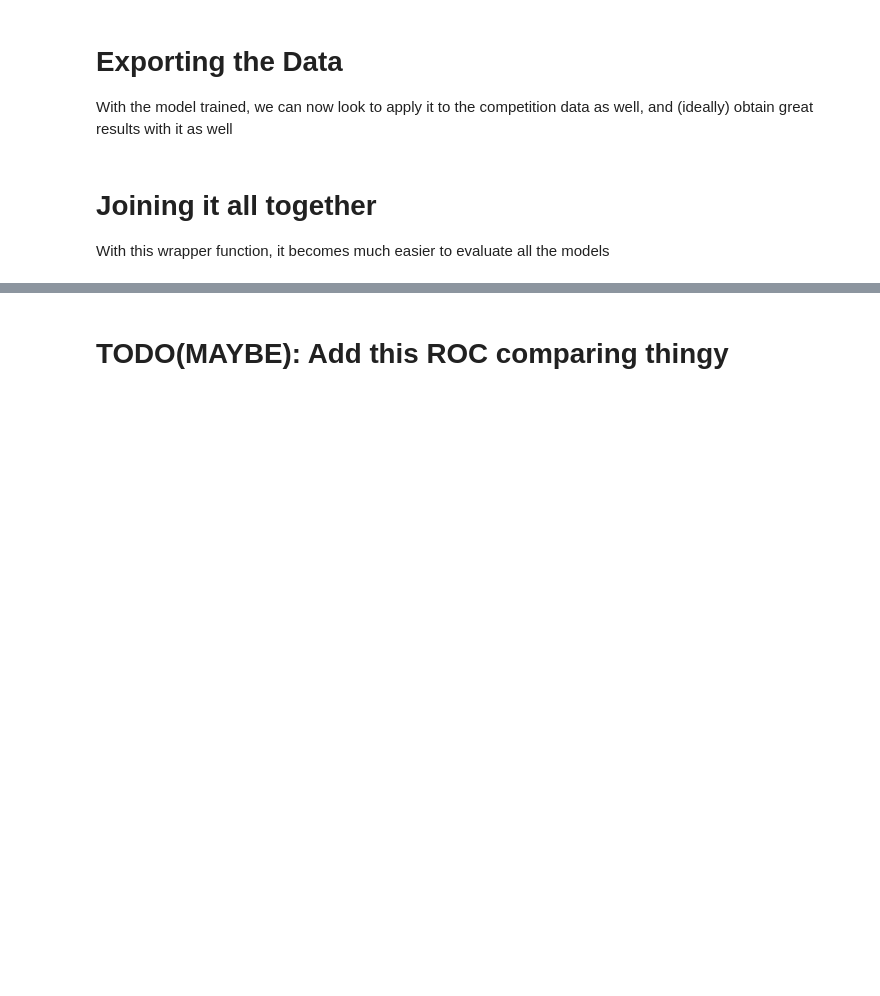
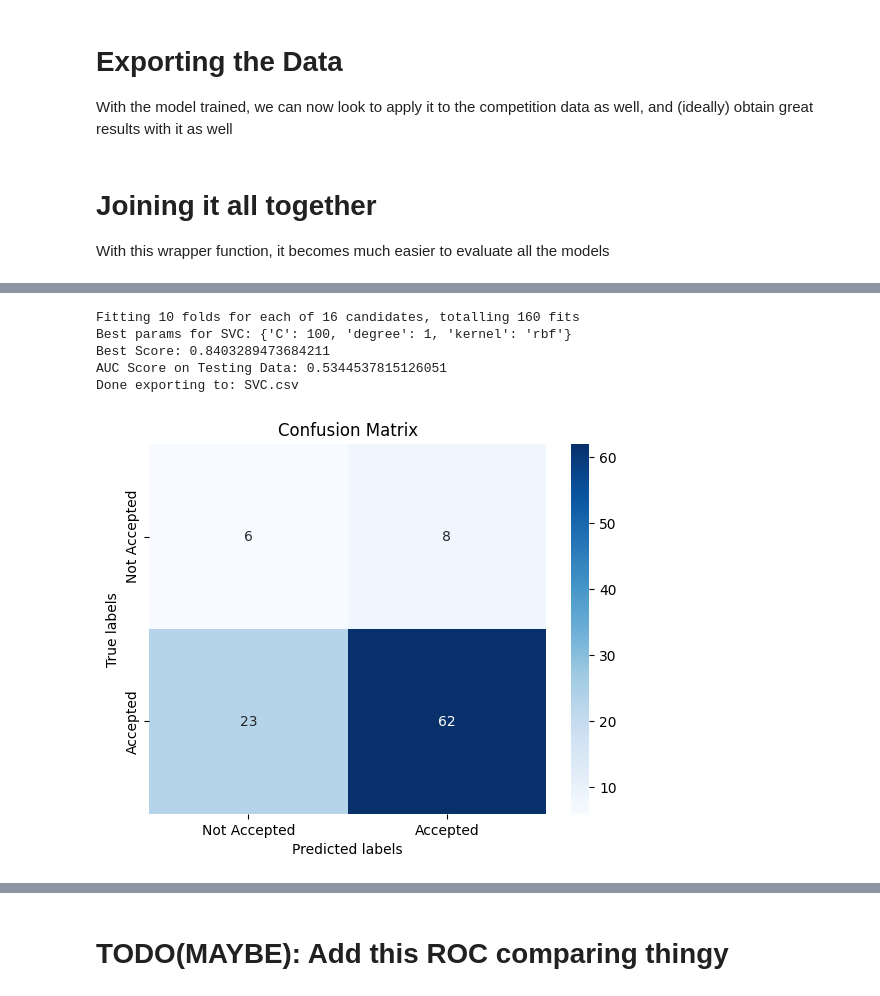
Before and after one commit to 1Krypt0/FEUP-AC-PROJ, a Jupyter notebook: docs/modeling.ipynb, the cells around one changed output, grey strips where cells are left out. Saved outputs shown, nothing was run; the diff lists cells and outputs as text; code cells hidden in the pictures; blank space fills up the shorter version.

```diff
--- a/docs/modeling.ipynb
+++ b/docs/modeling.ipynb
@@ -209,0 +162,13 @@ Fitting 5 folds for each of 1050 candidates, totalling 5250 fits
+# %%
+svm_results = apply(SVC(probability=True),
+    {'C': [1, 10, 50, 100],
+    'kernel': ['poly', 'rbf'],
+    'degree': [1, 2]
+})
+# %% [output]
+Fitting 10 folds for each of 16 candidates, totalling 160 fits
+Best params for SVC: {'C': 100, 'degree': 1, 'kernel': 'rbf'}
+Best Score: 0.8403289473684211
+AUC Score on Testing Data: 0.5344537815126051
+Done exporting to: SVC.csv
+[figure, added]
```
Also changed, not shown: parts of 14 cells of this notebook, 23 other files.
